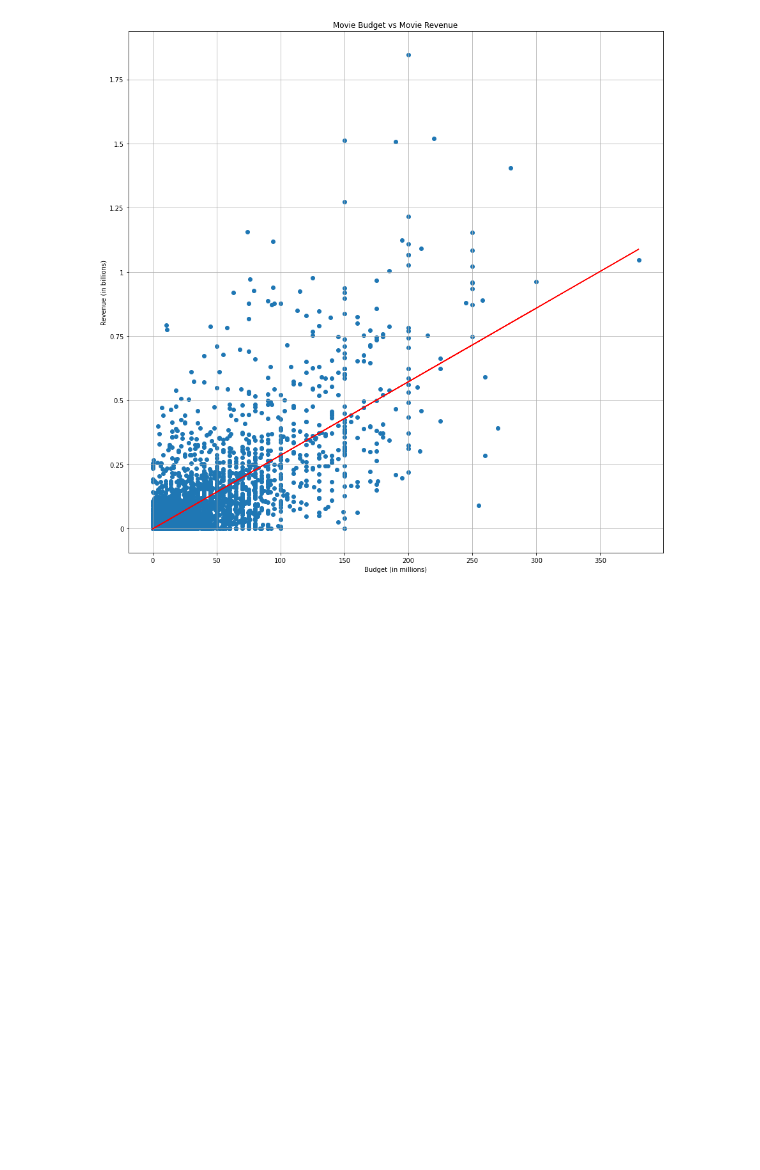
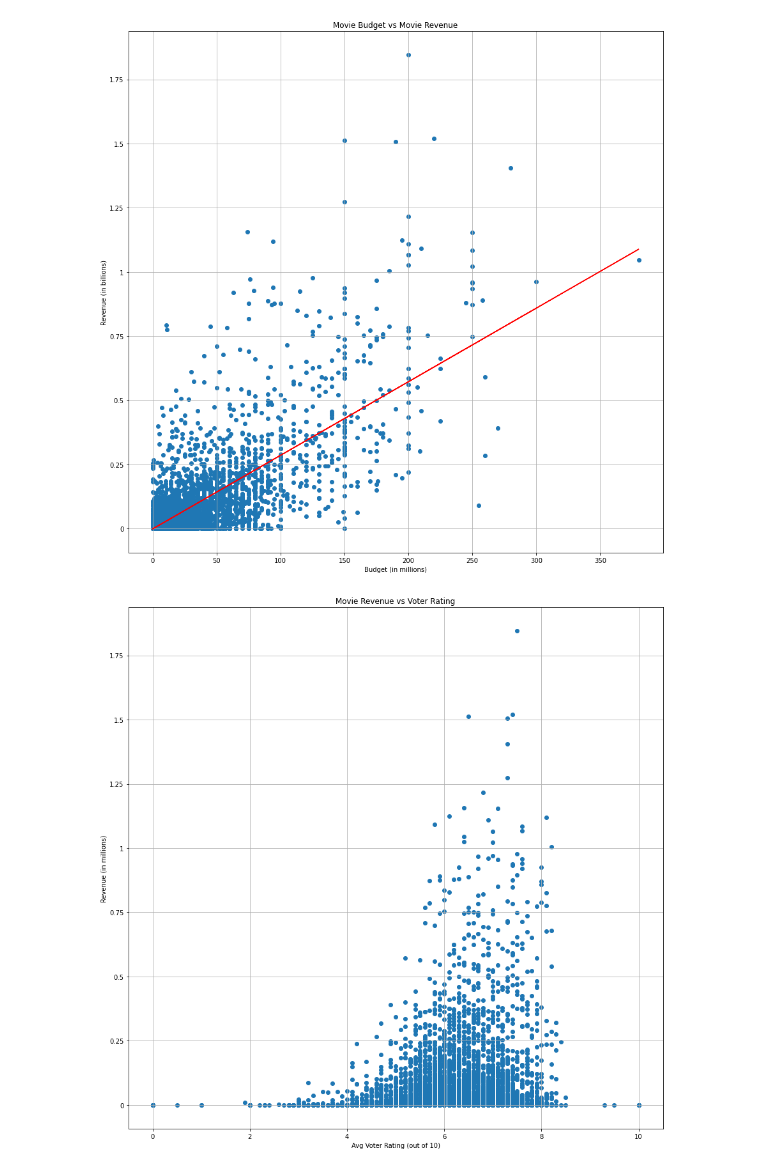
Before and after one commit to amudd10/Coming-to-A-Theater-Near-You, a Jupyter notebook: movies_data.ipynb, the cells around one changed output. Saved outputs shown, nothing was run; the diff lists cells and outputs as text; code cells hidden in the pictures; blank space fills up the shorter version.

Commit message:
updated images

```diff
--- a/movies_data.ipynb
+++ b/movies_data.ipynb
@@ -133,3 +133,25 @@ plt.savefig('Images/budget_revenue.png', dpi=100, bbox_inches='tight')
 plt.show()
 # %% [output]
 [figure]
+# %%
+# create a scatter plot of revenue vs rating
+fig, ax = plt.subplots(figsize=(15, 15),facecolor='white')
+plt.grid()
+x = df['vote_average']
+y= df['revenue']
+ax.scatter(x,y)
+ax.set_xlabel('Avg Voter Rating (out of 10)')
+ax.set_ylabel('Revenue (in millions)')
+ax.set_title('Movie Revenue vs Voter Rating')
+scale = 1e6
+ticks_x = ticker.FuncFormatter(lambda y, pos: '{0:g}'.format(y/scale))
+# ax.yaxis.set_major_formatter(ticks_y)
+ax.yaxis.set_major_formatter(ticks_y)
+
+#save figure
+plt.savefig('Images/revenue_rating.png', dpi=100, bbox_inches='tight')
+
+# display the plot
+plt.show()
+# %% [output]
+[figure, added]
```
Also changed, not shown: 2 other files.
